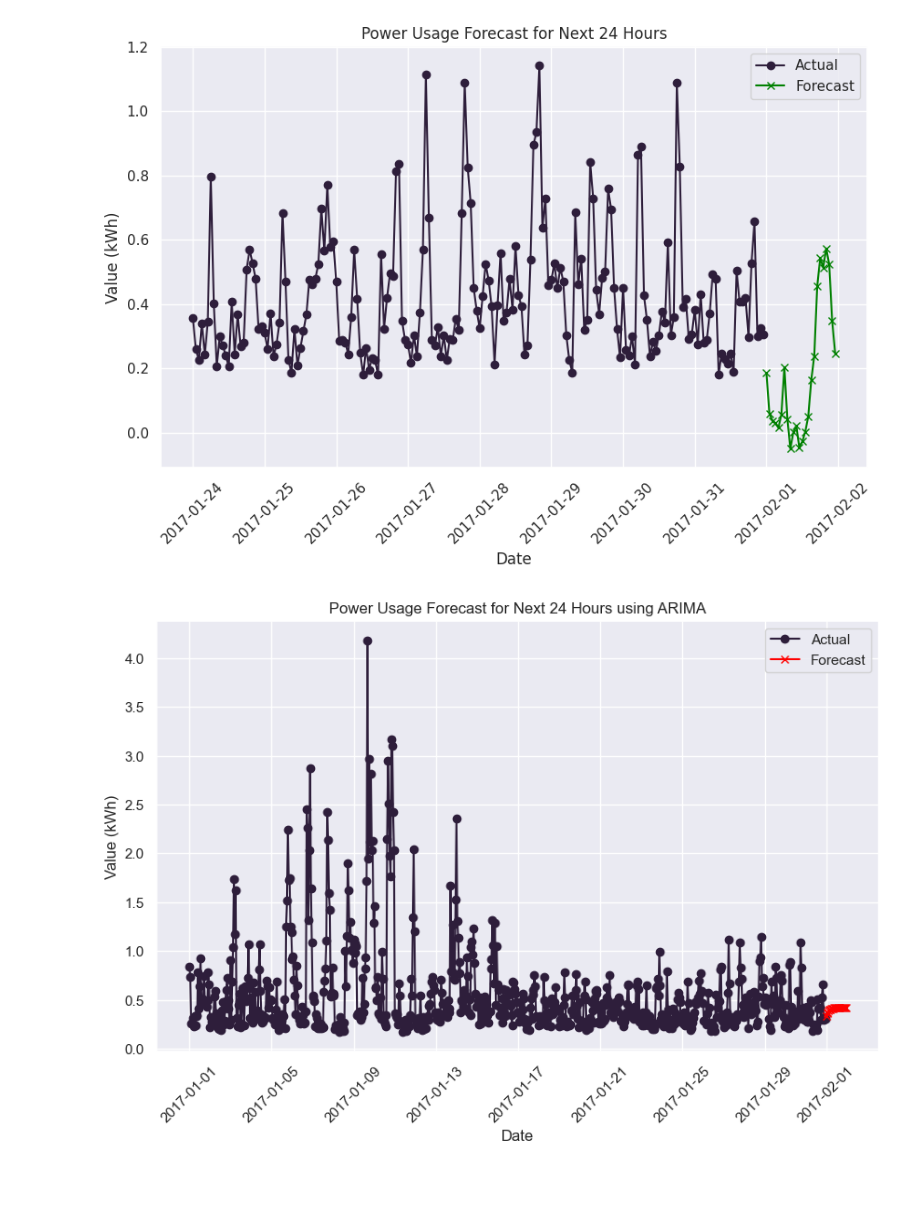
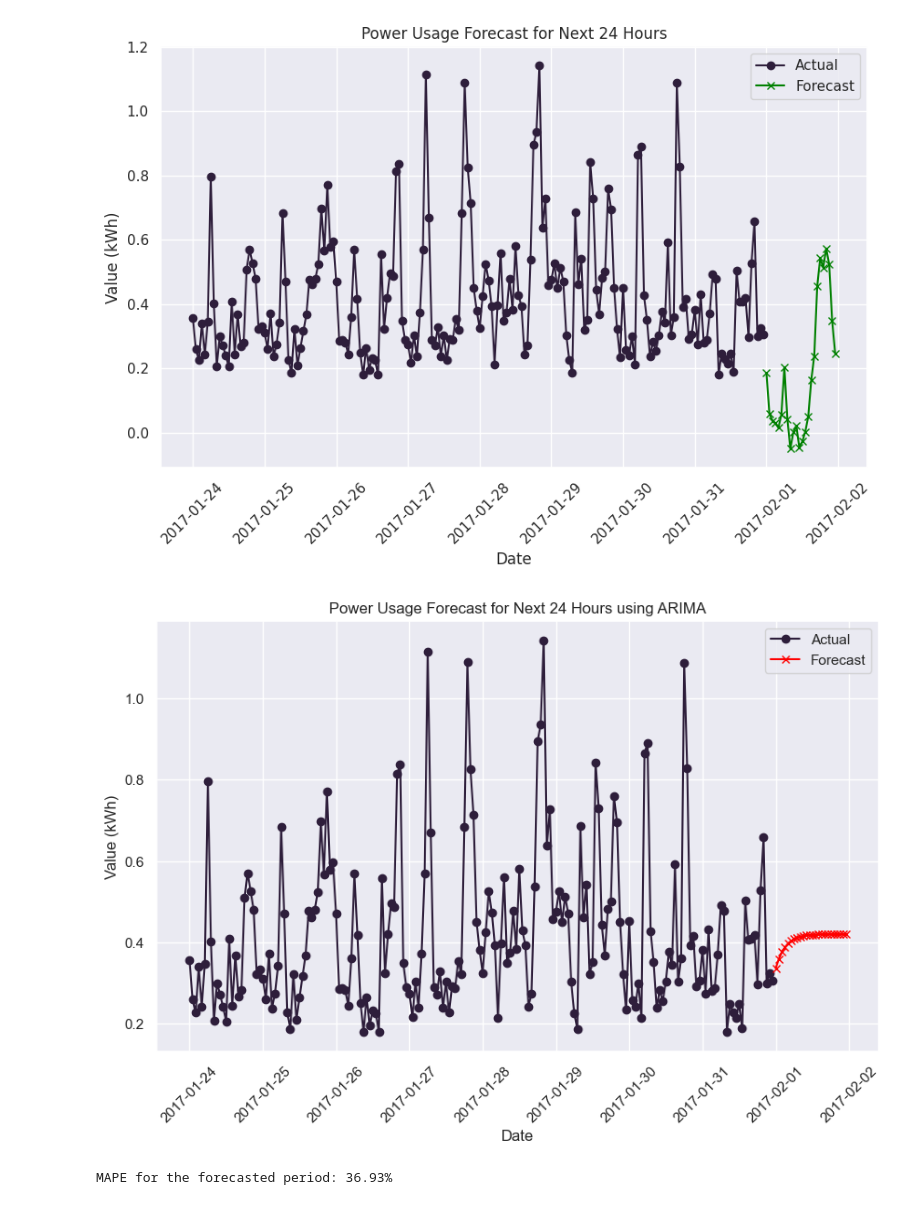
Before and after one commit to yunustopcu/predictive-solar-supply-chain, a Jupyter notebook: Exploratory_Data_Analysis.ipynb, the cells around one changed output. Drawn from its saved outputs; the diff is of its cells as text; code cells hidden in the pictures.

```diff
--- a/Exploratory_Data_Analysis.ipynb
+++ b/Exploratory_Data_Analysis.ipynb
@@ -239,36 +251,49 @@ plt.show()
 # %% [output]
 [figure]
 # %%
+import pandas as pd
+from statsmodels.tsa.arima.model import ARIMA
+import matplotlib.pyplot as plt
+
+# Your existing code for data preparation and ARIMA model fitting
 data = pd.read_csv(file_path)
-
 
 data['StartDate'] = pd.to_datetime(data['StartDate'])
 data.set_index('StartDate', inplace=True)
 
 start_date = '2017-01-01'
 end_date = '2017-01-31'
 jan_2017_data = data[start_date:end_date]
 
 jan_2017_data = jan_2017_data.asfreq('H')
 
-# Here, we need to choose p, d, q for the ARIMA model.
-# For simplicity, let's start with some arbitrary values, like p=1, d=1, q=1.
-# You might need to adjust these based on your data's characteristics.
 model = ARIMA(jan_2017_data['Value (kWh)'], order=(1, 1, 1))
 fit_model = model.fit()
 
 # Forecasting the next 24 hours
 forecast = fit_model.forecast(24)
 
-# Plotting the results
+# Plotting the forecast results
 plt.figure(figsize=(10, 6))
 plt.plot(jan_2017_data['Value (kWh)']['2017-01-24':], label='Actual', marker='o')
-plt.plot(pd.date_range(start='2017-02-01', periods=24, freq='H'), forecast, label='Forecast', marker='x', color='red')
+forecast_dates = pd.date_range(start='2017-02-01', periods=24, freq='H')
+plt.plot(forecast_dates, forecast, label='Forecast', marker='x', color='red')
 plt.title('Power Usage Forecast for Next 24 Hours using ARIMA')
 plt.xlabel('Date')
 plt.ylabel('Value (kWh)')
 plt.legend()
 plt.xticks(rotation=45)
 plt.show()
+
+# Assuming you have the actual values for the forecasted period, here named `actual_values`
+# Replace this placeholder with your actual data
+actual_values = data['Value (kWh)']['2017-02-01':'2017-02-01 23:00:00']
+
+# Calculating MAPE
+mape = 100 * (abs(actual_values.values - forecast) / actual_values.values).mean()
+
+# Printing the MAPE value
+print(f'MAPE for the forecasted period: {mape:.2f}%')
 # %% [output]
-[figure, old version]
+[figure, new version]
+MAPE for the forecasted period: 36.93%
```
Also changed, not shown: parts of 1 cell of this notebook, 5 other files.
